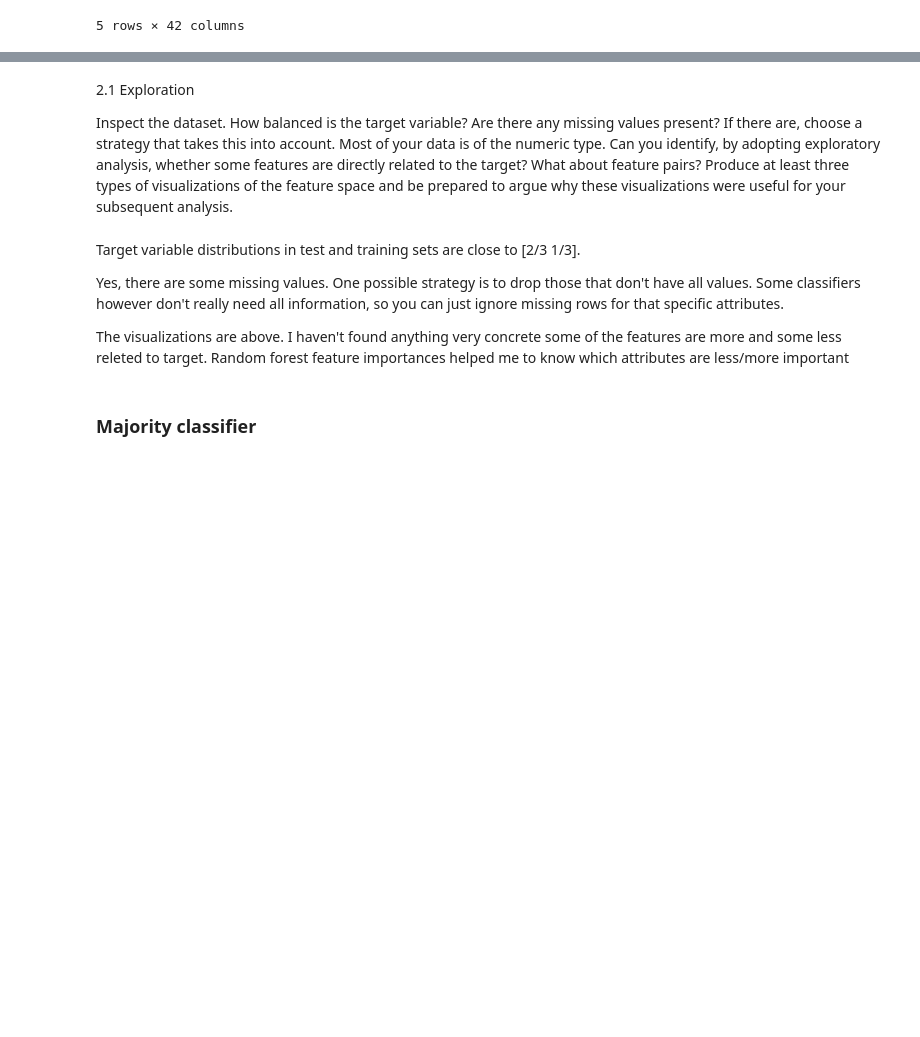
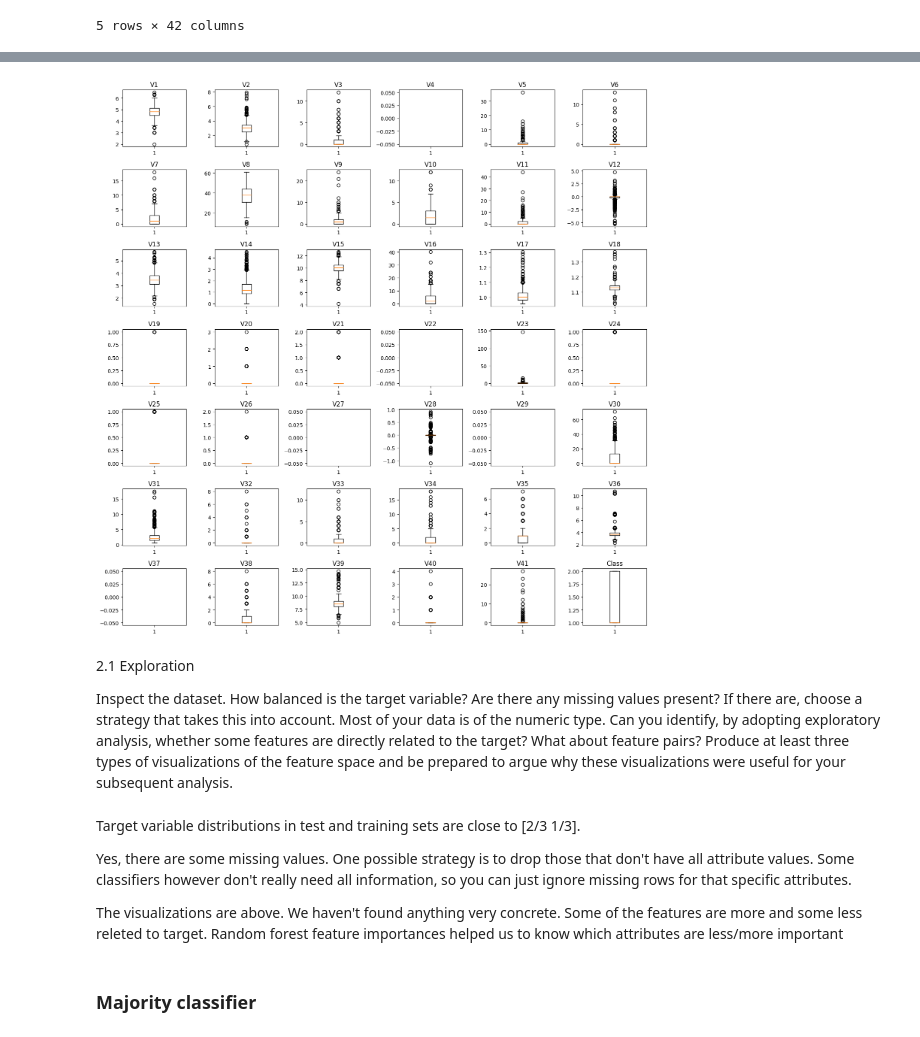
Before and after one commit to theBOSS121/ISSeminar2Biodegradability, a Jupyter notebook: biodegradability.ipynb, the cells around one changed output, grey strips where cells are left out. Cells and saved outputs as stored; diff of their text form; code cells hidden in the pictures; blank space fills up the shorter version.

```diff
--- a/biodegradability.ipynb
+++ b/biodegradability.ipynb
@@ -69,11 +76,13 @@ train.head() # display a few samples
 # %%
-# f = plt.figure(figsize=(15, 15))
+f = plt.figure(figsize=(15, 15))
 
-# for i, col in enumerate(train.columns):
-#     f.add_subplot(7, 6, i+1)
-#     plt.title(col)
-#     plt.tight_layout()
-#     plt.boxplot(train[col])
+for i, col in enumerate(train.columns):
+    f.add_subplot(7, 6, i+1)
+    plt.title(col)
+    plt.tight_layout()
+    plt.boxplot(train[col])
+# %% [output]
+[figure, added]
 # %% [markdown]
 2.1 Exploration
 
@@ -86,9 +95,9 @@ subsequent analysis.
 # %% [markdown]
 Target variable distributions in test and training sets are close to [2/3 1/3].
 
-Yes, there are some missing values. One possible strategy is to drop those that don't have all values. Some classifiers however don't really need all information, so you can just ignore missing rows for that specific attributes.
+Yes, there are some missing values. One possible strategy is to drop those that don't have all attribute values. Some classifiers however don't really need all information, so you can just ignore missing rows for that specific attributes.
 
-The visualizations are above. I haven't found anything very concrete some of the features are more and some less releted to target. Random forest feature importances helped me to know which attributes are less/more important
+The visualizations are above. We haven't found anything very concrete. Some of the features are more and some less releted to target. Random forest feature importances helped us to know which attributes are less/more important
 # %% [markdown]
 ### Majority classifier
 # %%
```
Also changed, not shown: parts of 21 cells of this notebook, 3 other files.
